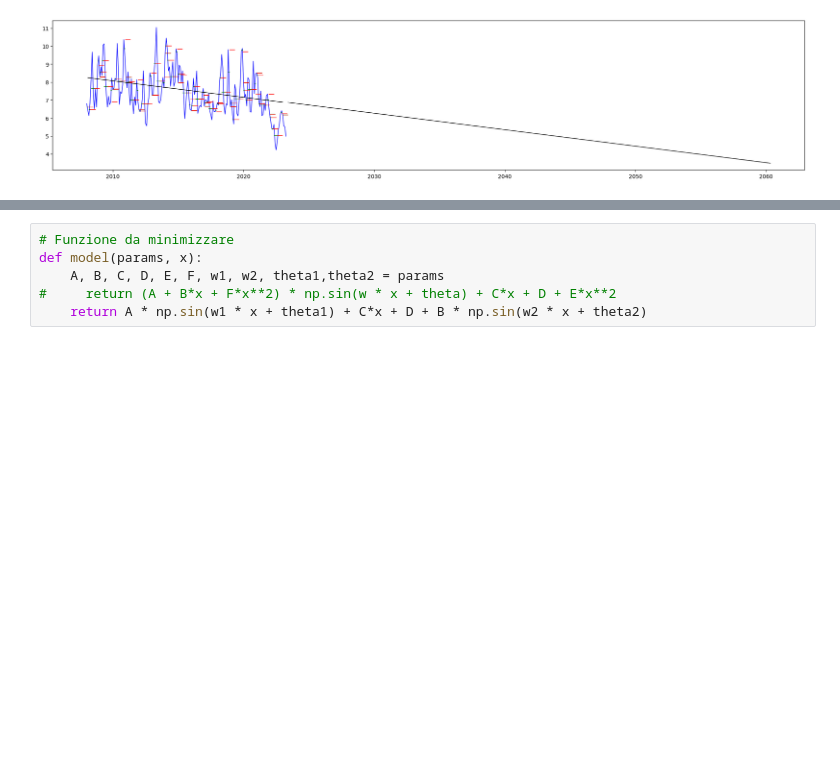
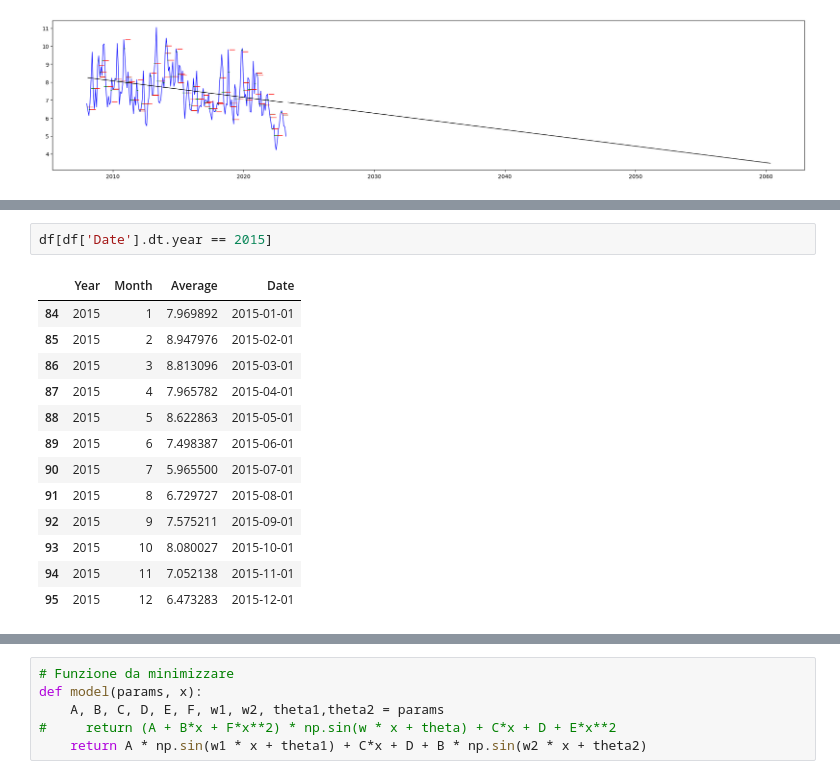
Before and after one commit to lorenzoferrara/climate-change, a Jupyter notebook: Dati_po/fiume_po.ipynb, the cells around one changed output, grey strips where cells are left out. Drawn from its saved outputs; the diff is of its cells as text; blank space fills up the shorter version.

```diff
--- a/Dati_po/fiume_po.ipynb
+++ b/Dati_po/fiume_po.ipynb
@@ -222,0 +234,16 @@ for i in range(2010, 2022):
+# %%
+df[df['Date'].dt.year == 2015]
+# %% [output]
+|  | Year | Month | Average | Date |
+| 84 | 2015 | 1 | 7.969892 | 2015-01-01 |
+| 85 | 2015 | 2 | 8.947976 | 2015-02-01 |
+| 86 | 2015 | 3 | 8.813096 | 2015-03-01 |
+| 87 | 2015 | 4 | 7.965782 | 2015-04-01 |
+| 88 | 2015 | 5 | 8.622863 | 2015-05-01 |
+| 89 | 2015 | 6 | 7.498387 | 2015-06-01 |
+| 90 | 2015 | 7 | 5.965500 | 2015-07-01 |
+| 91 | 2015 | 8 | 6.729727 | 2015-08-01 |
+| 92 | 2015 | 9 | 7.575211 | 2015-09-01 |
+| 93 | 2015 | 10 | 8.080027 | 2015-10-01 |
+| 94 | 2015 | 11 | 7.052138 | 2015-11-01 |
+| 95 | 2015 | 12 | 6.473283 | 2015-12-01 |
```
Also changed, not shown: parts of 8 cells of this notebook, 3 other files.
